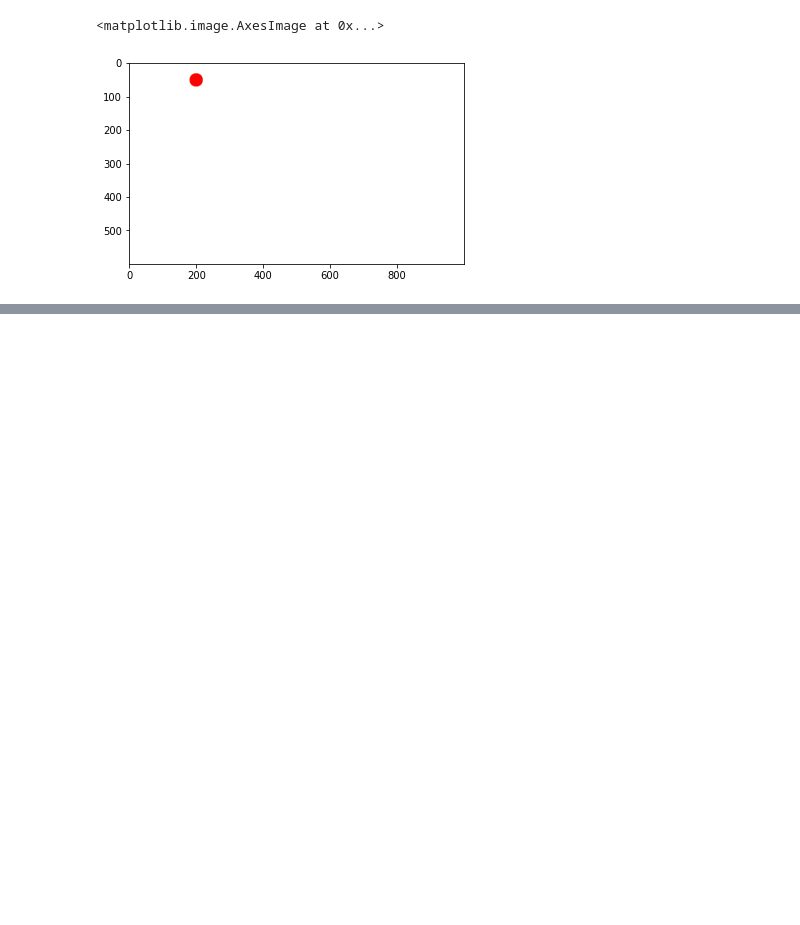
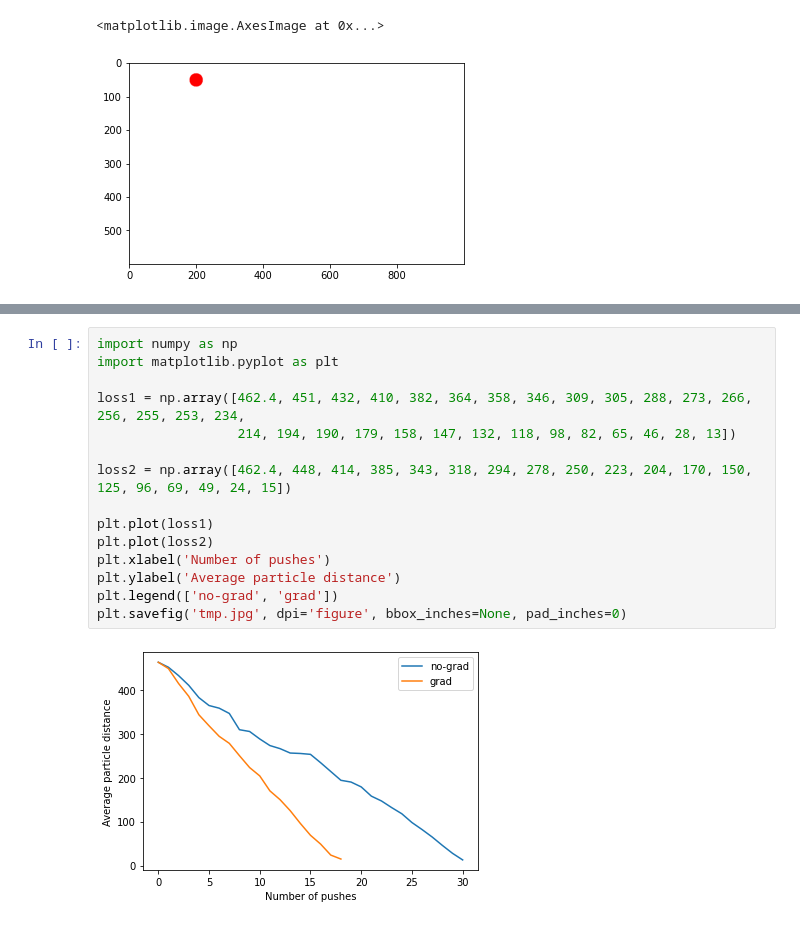
Before and after one commit to kracon7/lcp-physics, a Jupyter notebook: prototype.ipynb, the cells around one changed output, grey strips where cells are left out. Cells and saved outputs as stored; diff of their text form; blank space fills up the shorter version.

```diff
--- a/prototype.ipynb
+++ b/prototype.ipynb
@@ -24,0 +616,17 @@ plt.imshow(canvas)
+# %%
+import numpy as np
+import matplotlib.pyplot as plt
+
+loss1 = np.array([462.4, 451, 432, 410, 382, 364, 358, 346, 309, 305, 288, 273, 266, 256, 255, 253, 234,
+                  214, 194, 190, 179, 158, 147, 132, 118, 98, 82, 65, 46, 28, 13])
+
+loss2 = np.array([462.4, 448, 414, 385, 343, 318, 294, 278, 250, 223, 204, 170, 150, 125, 96, 69, 49, 24, 15])
+
+plt.plot(loss1)
+plt.plot(loss2)
+plt.xlabel('Number of pushes')
+plt.ylabel('Average particle distance')
+plt.legend(['no-grad', 'grad'])
+plt.savefig('tmp.jpg', dpi='figure', bbox_inches=None, pad_inches=0)
+# %% [output]
+[figure, added]
```
Also changed, not shown: parts of 40 cells of this notebook, 2 other files.
